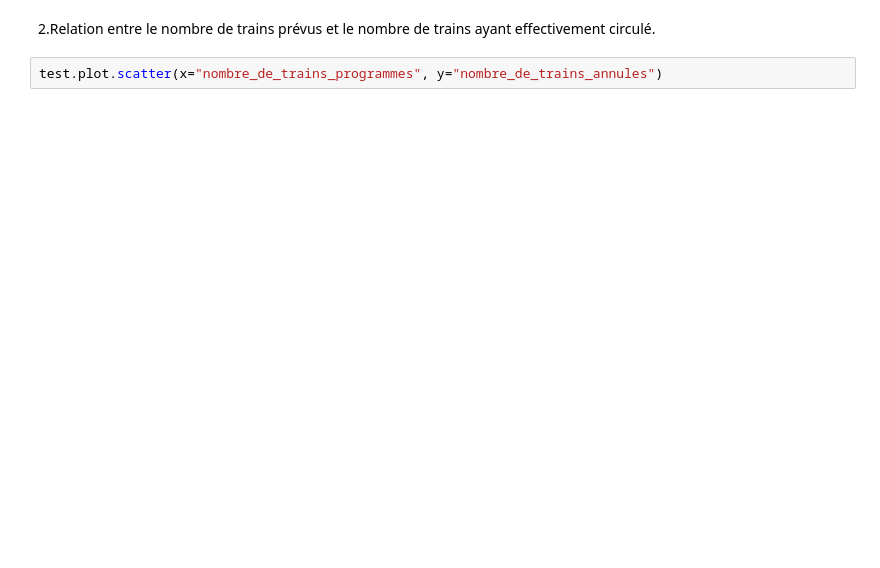
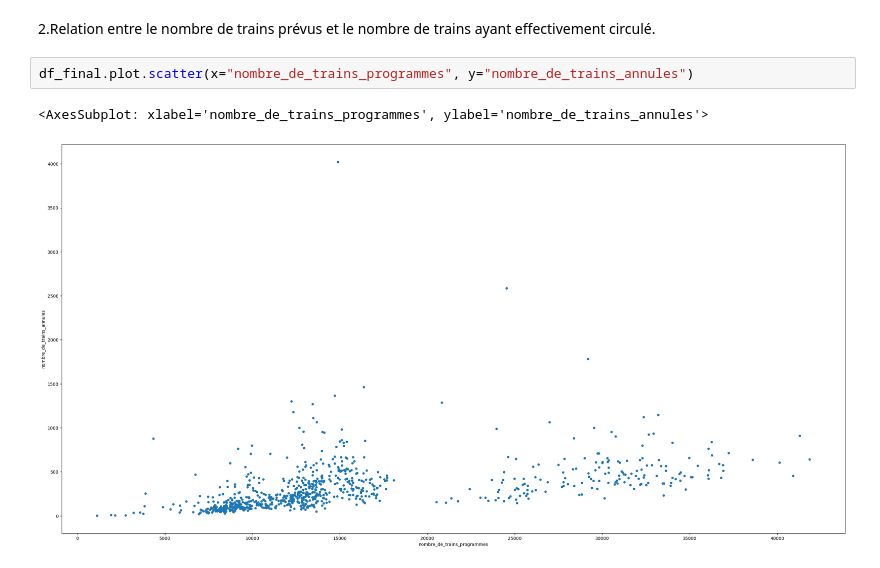
Before and after one commit to gbiaou/Projet_Python_SNCF, a Jupyter notebook: Regularite_des_trains/Recuperation_données_regularité.ipynb, the cells around one changed output. Cells and saved outputs as stored; diff of their text form; blank space fills up the shorter version.

```diff
--- a/Regularite_des_trains/Recuperation_données_regularité.ipynb
+++ b/Regularite_des_trains/Recuperation_données_regularité.ipynb
@@ -403,4 +384,7 @@ for i in list_regions:
 # %% [markdown]
 2.Relation entre le nombre de trains prévus et le nombre de trains ayant effectivement circulé.
 # %%
-test.plot.scatter(x="nombre_de_trains_programmes", y="nombre_de_trains_annules")
+df_final.plot.scatter(x="nombre_de_trains_programmes", y="nombre_de_trains_annules")
+# %% [output]
+<AxesSubplot: xlabel='nombre_de_trains_programmes', ylabel='nombre_de_trains_annules'>
+[figure, added]
```
Also changed, not shown: parts of 48 cells of this notebook, 2 other files.
